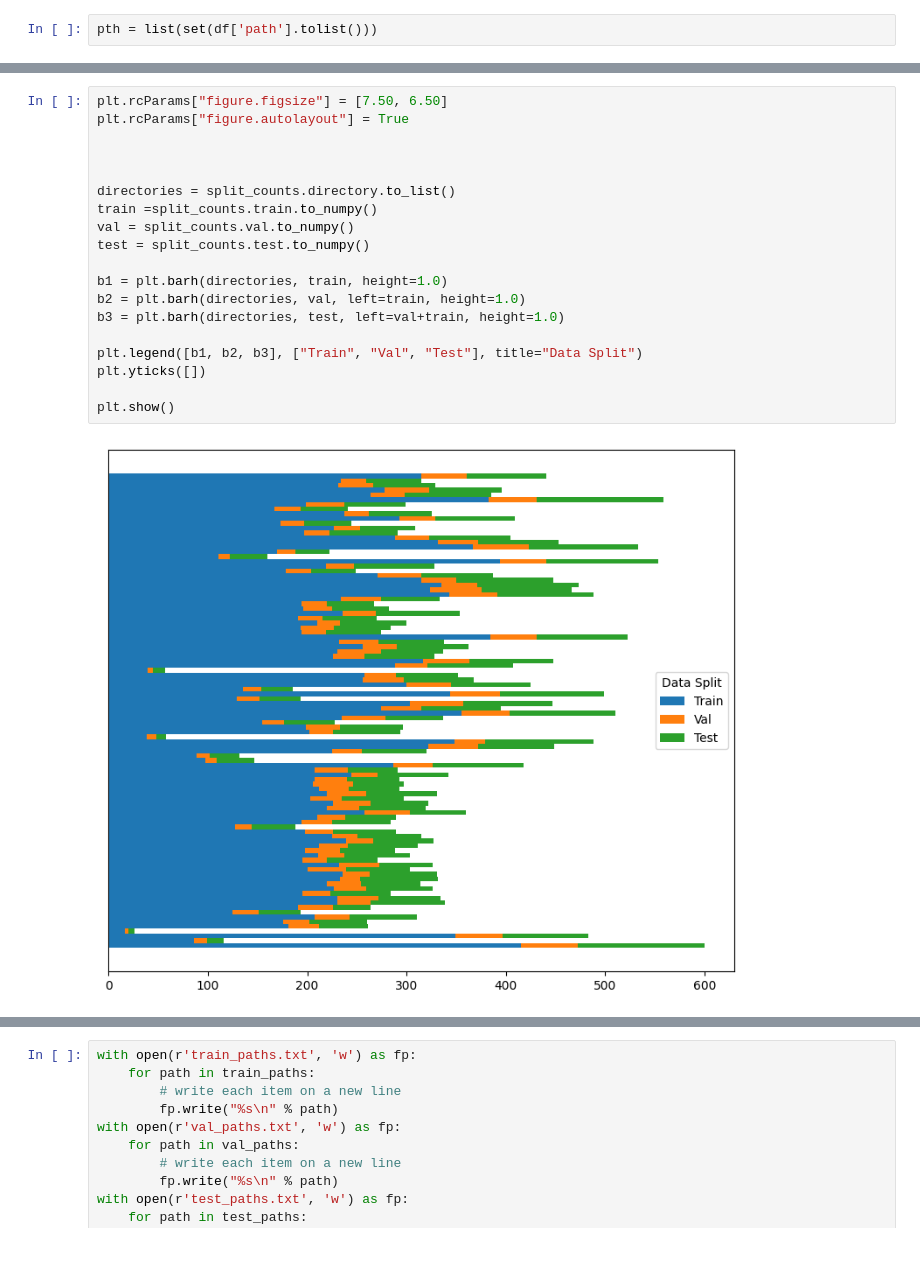
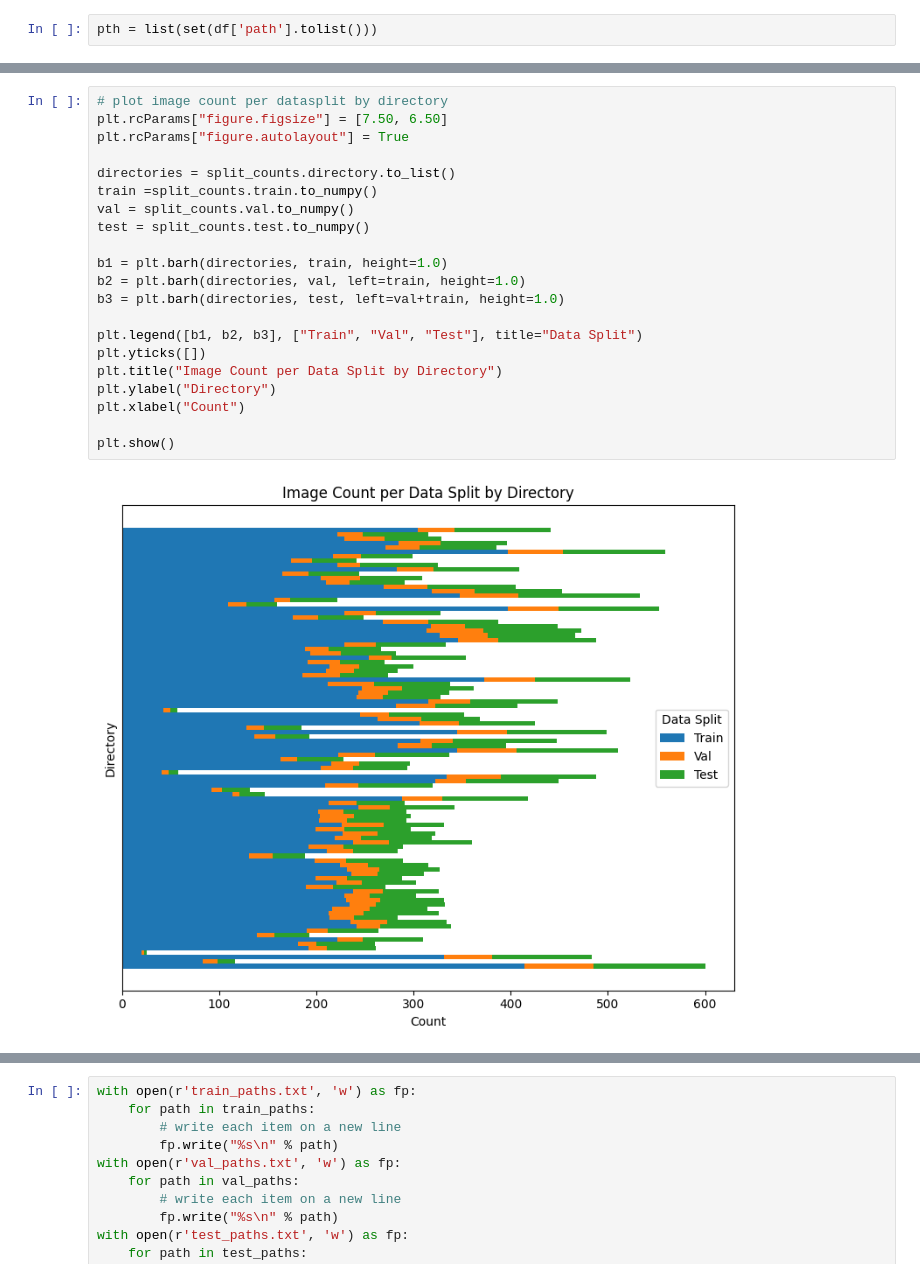
Before and after one commit to eboesch/AcousticDiffusers, a Jupyter notebook: DataExploration.ipynb, the cells around one changed output, grey strips where cells are left out. Cells and saved outputs as stored; diff of their text form.

```diff
--- a/DataExploration.ipynb
+++ b/DataExploration.ipynb
@@ -392,22 +419,24 @@ max    415.000000   57.000000  128.000000
 # %%
+# plot image count per datasplit by directory
 plt.rcParams["figure.figsize"] = [7.50, 6.50]
 plt.rcParams["figure.autolayout"] = True
-
-
 
 directories = split_counts.directory.to_list()
 train =split_counts.train.to_numpy()
 val = split_counts.val.to_numpy()
 test = split_counts.test.to_numpy()
 
 b1 = plt.barh(directories, train, height=1.0)
 b2 = plt.barh(directories, val, left=train, height=1.0)
 b3 = plt.barh(directories, test, left=val+train, height=1.0)
 
 plt.legend([b1, b2, b3], ["Train", "Val", "Test"], title="Data Split")
 plt.yticks([])
+plt.title("Image Count per Data Split by Directory")
+plt.ylabel("Directory")
+plt.xlabel("Count")
 
 plt.show()
 # %% [output]
-[figure, old version]
+[figure, new version]
 # %%
```
Also changed, not shown: parts of 41 cells of this notebook, 11 other files.
